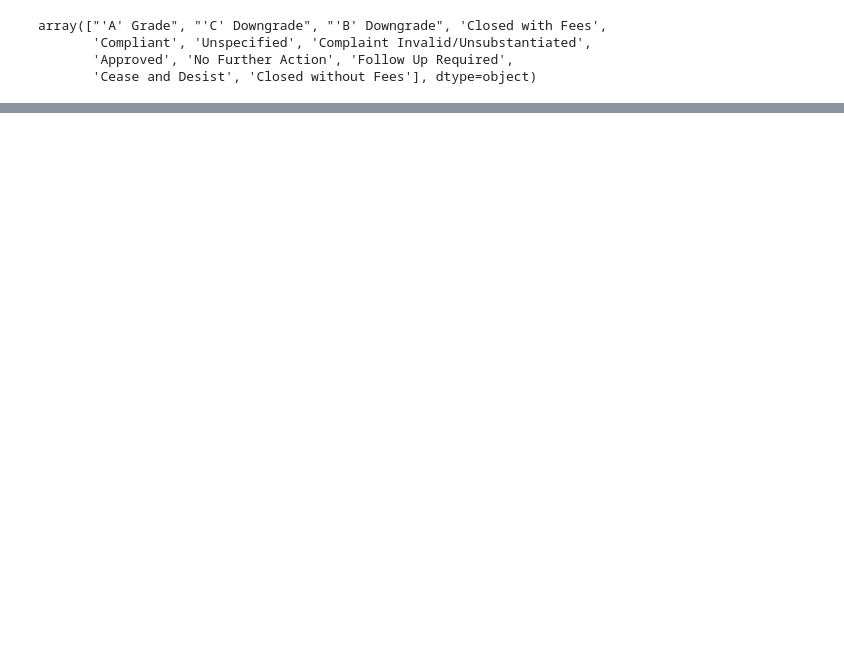
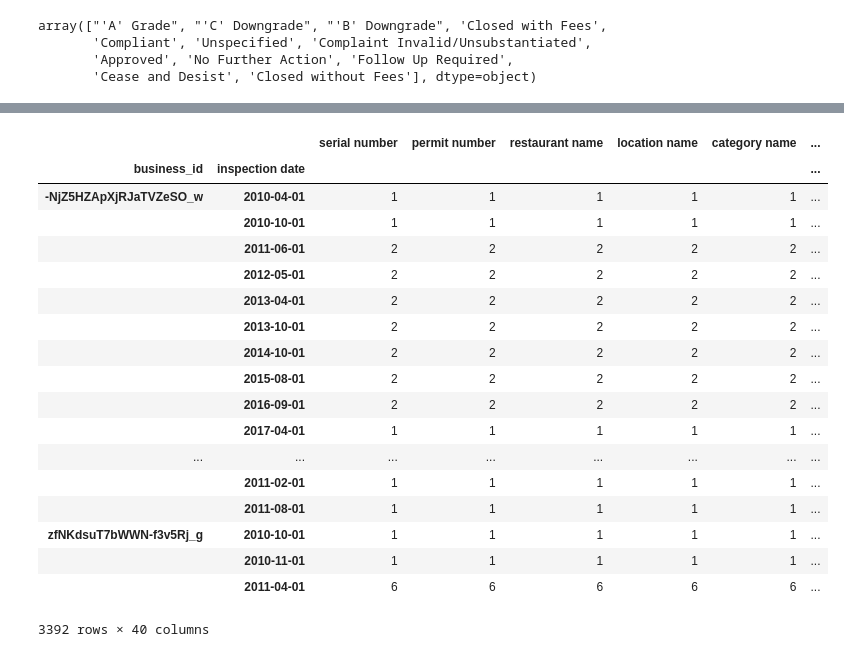
Before and after one commit to shreyasckdn/salsa_sauce, a Jupyter notebook: EDA_shr.ipynb, the cells around one changed output, grey strips where cells are left out. Drawn from its saved outputs; the diff is of its cells as text; code cells hidden in the pictures; blank space fills up the shorter version.

```diff
--- a/EDA_shr.ipynb
+++ b/EDA_shr.ipynb
@@ -682,0 +688,22 @@ array(["'A' Grade", "'C' Downgrade", "'B' Downgrade", 'Closed with Fees',
+# %%
+new_merged.groupby(by=['business_id','inspection date']).count()
+# %% [output]
+|  |  | serial number | permit number | restaurant name | location name | category name | ... |
+| business_id | inspection date |  |  |  |  |  | ... |
+| -NjZ5HZApXjRJaTVZeSO_w | 2010-04-01 | 1 | 1 | 1 | 1 | 1 | ... |
+|  | 2010-10-01 | 1 | 1 | 1 | 1 | 1 | ... |
+|  | 2011-06-01 | 2 | 2 | 2 | 2 | 2 | ... |
+|  | 2012-05-01 | 2 | 2 | 2 | 2 | 2 | ... |
+|  | 2013-04-01 | 2 | 2 | 2 | 2 | 2 | ... |
+|  | 2013-10-01 | 2 | 2 | 2 | 2 | 2 | ... |
+|  | 2014-10-01 | 2 | 2 | 2 | 2 | 2 | ... |
+|  | 2015-08-01 | 2 | 2 | 2 | 2 | 2 | ... |
+|  | 2016-09-01 | 2 | 2 | 2 | 2 | 2 | ... |
+|  | 2017-04-01 | 1 | 1 | 1 | 1 | 1 | ... |
+| ... | ... | ... | ... | ... | ... | ... | ... |
+|  | 2011-02-01 | 1 | 1 | 1 | 1 | 1 | ... |
+|  | 2011-08-01 | 1 | 1 | 1 | 1 | 1 | ... |
+| zfNKdsuT7bWWN-f3v5Rj_g | 2010-10-01 | 1 | 1 | 1 | 1 | 1 | ... |
+|  | 2010-11-01 | 1 | 1 | 1 | 1 | 1 | ... |
+|  | 2011-04-01 | 6 | 6 | 6 | 6 | 6 | ... |
+3392 rows × 40 columns
```
Also changed, not shown: parts of 11 cells of this notebook, 1 other file.
